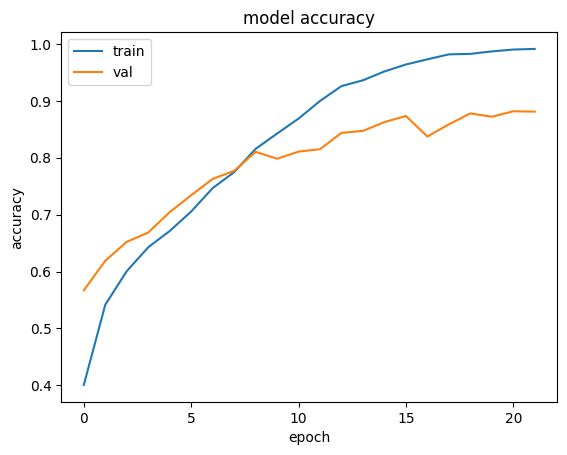
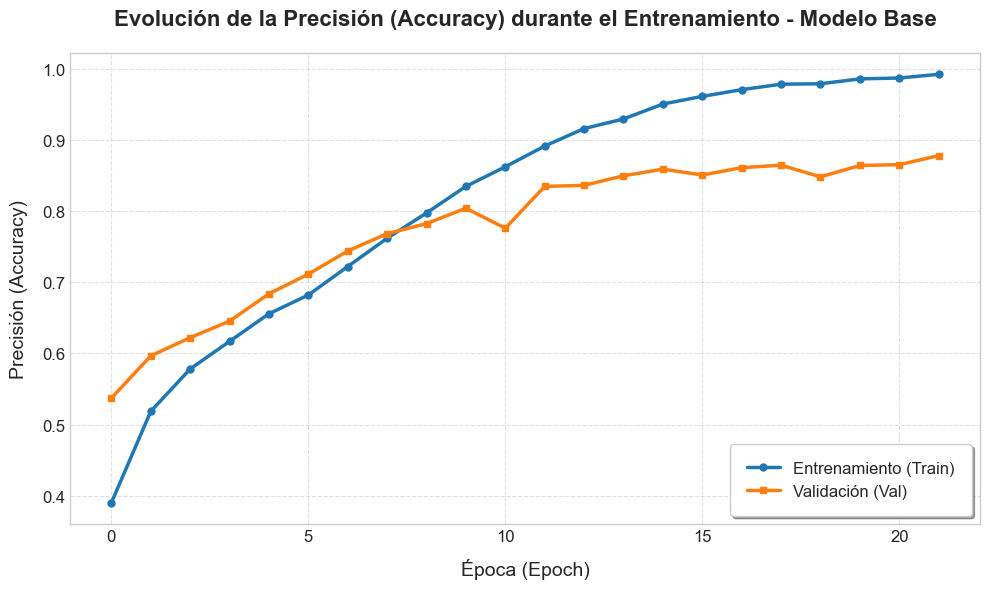
Unified diff of the notebook cell whose output changed from the first chart to the second:
--- before
+++ after
@@ -1,7 +1,36 @@
-plt.plot(history.history['accuracy'])
-plt.plot(history.history['val_accuracy'])
-plt.title('model accuracy')
-plt.ylabel('accuracy')
-plt.xlabel('epoch')
-plt.legend(['train', 'val'], loc='upper left')
+plt.style.use('seaborn-v0_8-whitegrid')
+plt.figure(figsize=(10, 6))
+plt.plot(history.history['accuracy'], 
+         label='Entrenamiento (Train)', 
+         linewidth=2.5, 
+         color='#1f77b4',
+         marker='o',
+         markersize=5)
+
+plt.plot(history.history['val_accuracy'], 
+         label='Validación (Val)', 
+         linewidth=2.5, 
+         color='#ff7f0e',
+         marker='s',
+         markersize=5)
+
+plt.title('Evolución de la Precisión (Accuracy) durante el Entrenamiento - Modelo Base', 
+          fontsize=16, 
+          fontweight='bold', 
+          pad=20)
+plt.ylabel('Precisión (Accuracy)', fontsize=14, labelpad=10)
+plt.xlabel('Época (Epoch)', fontsize=14, labelpad=10)
+
+plt.xticks(fontsize=12)
+plt.yticks(fontsize=12)
+
+plt.legend(loc='lower right', 
+           fontsize=12, 
+           frameon=True, 
+           shadow=True, 
+           borderpad=1)
+
+plt.grid(True, linestyle='--', alpha=0.6)
+plt.tight_layout()
+plt.savefig('grafico_accuracy_base.png', dpi=300, bbox_inches='tight')
 plt.show()

Commit: Results